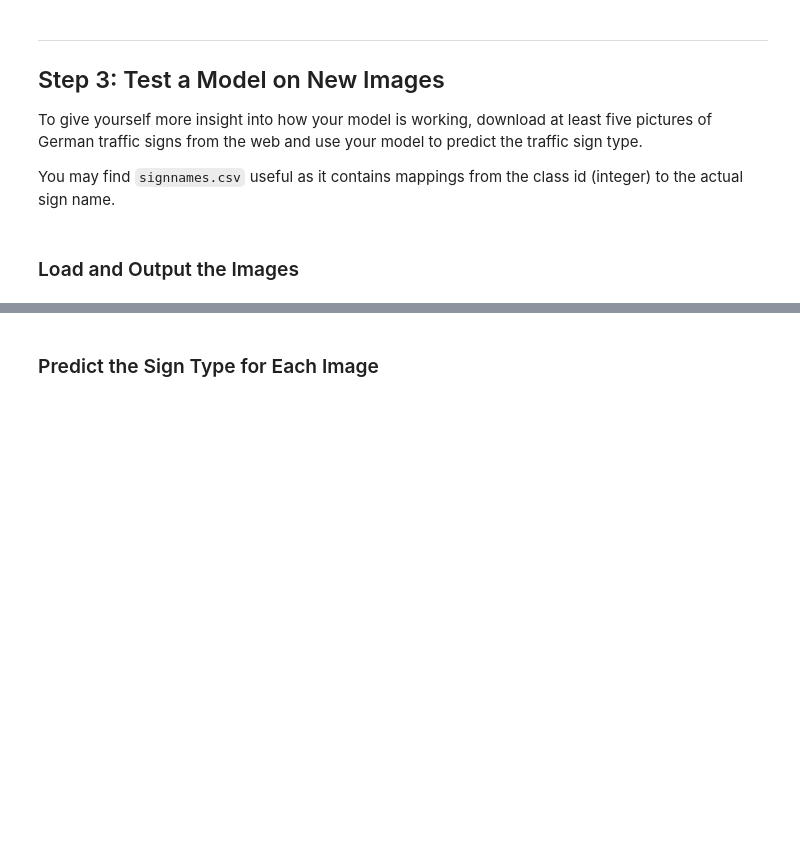
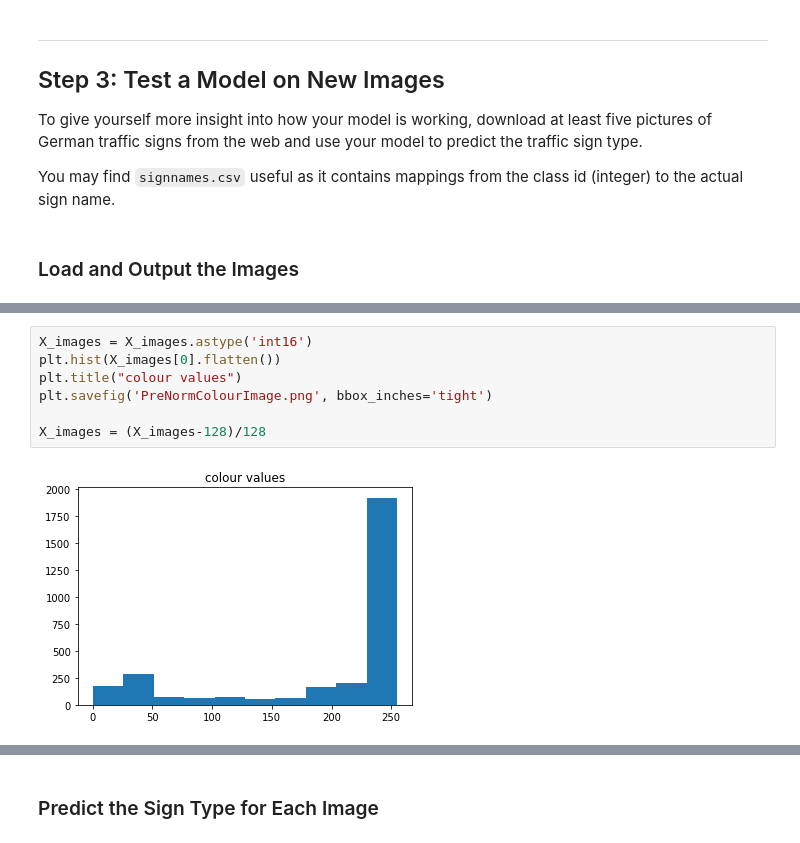
Before and after one commit to LachlanNXT/CarND-Traffic-Sign-Classifier-Project, a Jupyter notebook: Traffic_Sign_Classifier.ipynb, the cells around one changed output, grey strips where cells are left out. Cells and saved outputs as stored; diff of their text form; blank space fills up the shorter version.

```diff
--- a/Traffic_Sign_Classifier.ipynb
+++ b/Traffic_Sign_Classifier.ipynb
@@ -401,0 +440,9 @@ You may find `signnames.csv` useful as it contains mappings from the class id (i
+# %%
+X_images = X_images.astype('int16')
+plt.hist(X_images[0].flatten())
+plt.title("colour values")
+plt.savefig('PreNormColourImage.png', bbox_inches='tight')
+
+X_images = (X_images-128)/128
+# %% [output]
+[figure, added]
```
Also changed, not shown: parts of 13 cells of this notebook, 17 other files.
